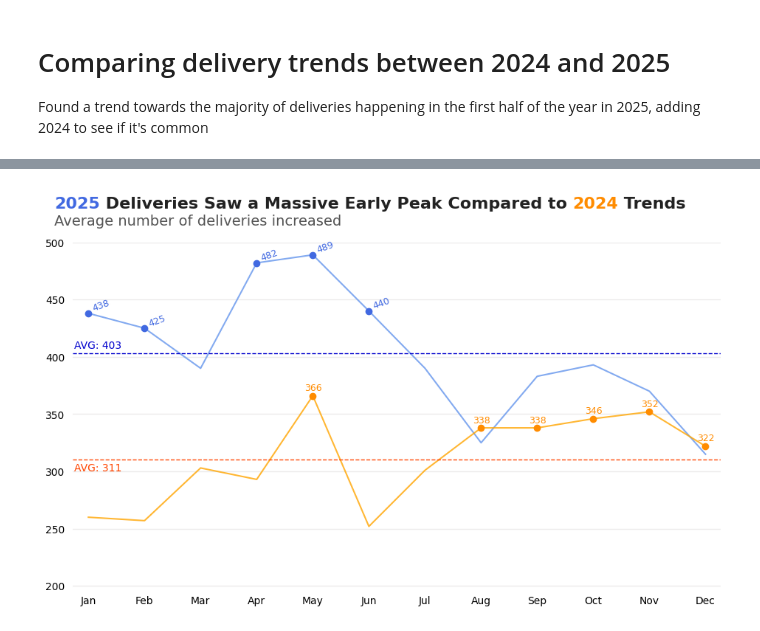
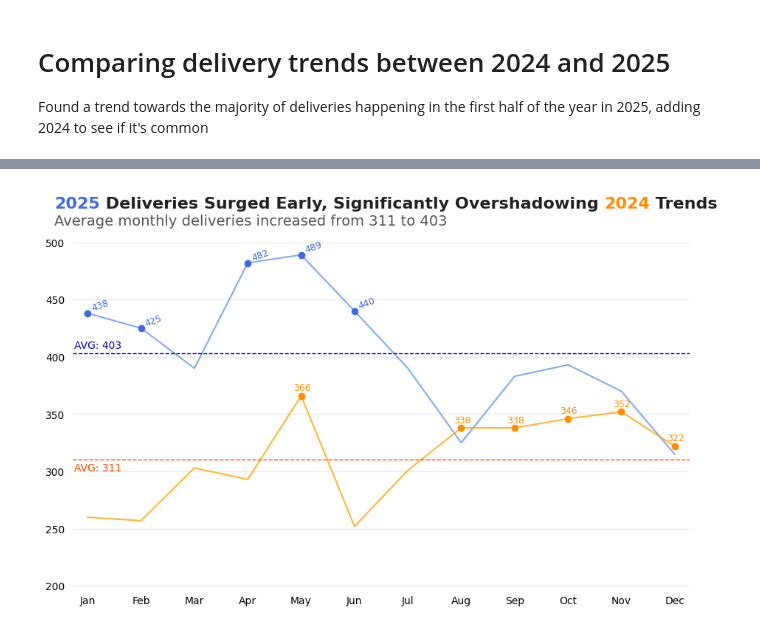
Before and after one commit to jonathonbuhler/Pantry-To-Porch, a Jupyter notebook: LeoStuff/DeliveriesPerMonth.ipynb, the cells around one changed output, grey strips where cells are left out. Cells and saved outputs as stored; diff of their text form; code cells hidden in the pictures.

```diff
--- a/LeoStuff/DeliveriesPerMonth.ipynb
+++ b/LeoStuff/DeliveriesPerMonth.ipynb
@@ -154,33 +140,33 @@ ax.text(-0.25, avg_delv_24-10, f"AVG: {avg_delv_24:.0f}", color = "orangered")
 
 
 
 ax.set_ylim(199, 500)
 ax.set_yticks([200, 250, 300, 350, 400, 450, 500])
 # axs[1].set_ylim(199, 500)
 # axs[1].set_yticks([200, 250, 300, 350, 400])
 
 
 # for i in range(2):
 ax.spines[["left", "top", "right", "bottom"]].set_visible(False)
 ax.tick_params("both", length = 0, labelsize = 10, pad = 8)
 ax.yaxis.grid(color="#BDBCBC", linewidth=1, alpha = 0.3)
 ax.margins(y=0, x= 0.025)
 
 
-main = "<2025> Deliveries Saw a Massive Early Peak Compared to <2024> Trends"
+main = "<2025> Deliveries Surged Early, Significantly Overshadowing <2024> Trends"
 fig_text(
     0.06, 0.95, main, ha="left", fontsize=16, color="#222222", weight="bold",
     highlight_textprops=[
         {"color": "royalblue"},
         {"color": "darkorange"}
         ]
     )
 
-sub = "Average number of deliveries increased"
+sub = "Average monthly deliveries increased from 311 to 403"
 fig_text(0.06, 0.91, sub, ha="left", fontsize=14, color="#555555")
 
 plt.tight_layout(rect=[0, 0, 1, 0.95])
 
 plt.show()
 # %% [output]
-[figure, old version]
+[figure, new version]
```
Also changed, not shown: parts of 1 cell of this notebook, 1 other file.
